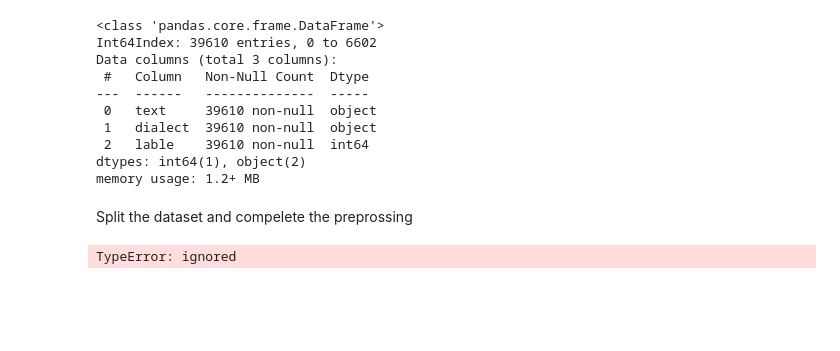
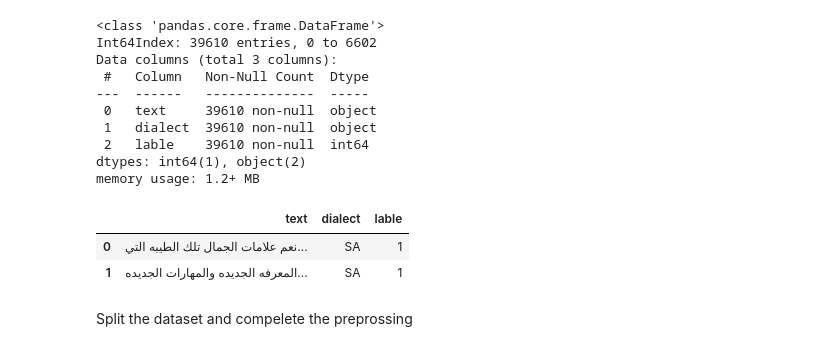
Before and after one commit to khawla-T/NeuralNetwork, a Jupyter notebook: sudidialect.ipynb, the cells around one changed output. Drawn from its saved outputs; the diff is of its cells as text; code cells hidden in the pictures; blank space fills up the shorter version.

```diff
--- a/sudidialect.ipynb
+++ b/sudidialect.ipynb
@@ -289,6 +362,3 @@ TypeError: ignored
 import numpy as np
 sd= dataset
 sd['lable']= np.where(sd.dialect=='SA', 1, 0)
-# %%
-sd['text'] = sd['text'].astype(str)
-sd.info()
@@ -318,6 +377,12 @@ Data columns (total 3 columns):
  2   lable    39610 non-null  int64
 dtypes: int64(1), object(2)
 memory usage: 1.2+ MB
+# %%
+dataset2.head(2)
+# %% [output]
+|  | text | dialect | lable |
+| 0 | نعم علامات الجمال تلك الطيبه التي... | SA | 1 |
+| 1 | المعرفه الجديده والمهارات الجديده... | SA | 1 |
 # %%
 X= dataset2.iloc[:,0:2]
 y= dataset2['lable']
@@ -330,7 +395,6 @@ X_train, X_test, y_train, y_test = train_test_split(X, y, test_size=0.2, random_
 
 X_train, X_val, y_train, y_val  = train_test_split(X_train, y_train, test_size=0.25, random_state=1) # 0.25
 # %%
-X_train = X_train.apply(lambda x: str(x[0], encoding='utf-8'))
-X_test = X_test.apply(lambda x:  str(x[0], encoding='utf-8'))
+X_train = X_train.apply(lambda x: str(x[0]))
+
+#X_test = X_test.apply(lambda x:  str(x[0]))
-# %% [output]
-TypeError: ignored
```
Also changed, not shown: parts of 39 cells of this notebook.
